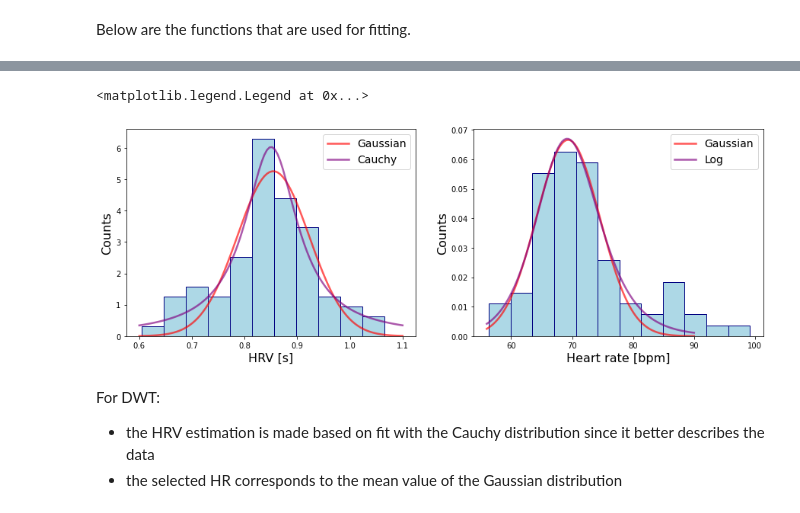
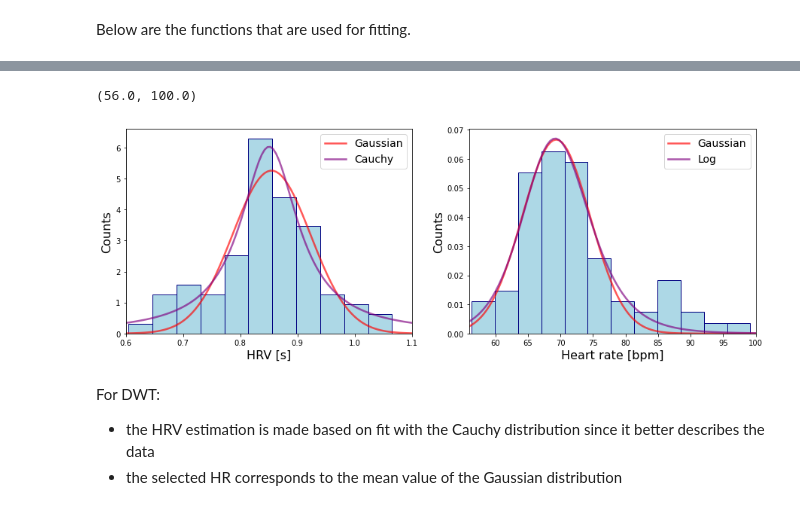
Before and after one commit to ericabrisigotti/heart_rate_estimation_LCP-A, a Jupyter notebook: Project.ipynb, the cells around one changed output, grey strips where cells are left out. Cells and saved outputs as stored; diff of their text form; code cells hidden in the pictures.

```diff
--- a/Project.ipynb
+++ b/Project.ipynb
@@ -538,14 +538,14 @@ ax[0].plot(xspace_hrv, Cauchy(xspace_hrv, *opt_cauchy), color='purple', linewidt
 ax[0].set_xlabel('HRV [s]' , fontsize = 16)
 ax[0].set_ylabel('Counts' , fontsize = 16)
 ax[0].legend( fontsize = 14 )
-
+ax[0].set_xlim(0.6,1.1)
 
 # histogram and fit of BPM
 ffreq = 1/hrv
 value_heart, bins_heart, _ = ax[1].hist(ffreq*60,bins='auto', density = True, stacked = True,
                                         color ='lightblue', ec = 'navy')
 bins_mean_heart=(bins_heart[:-1]+bins_heart[1:])/2
-xspace_heart = np.linspace(56,90,100)
+xspace_heart = np.linspace(56,100,100)
 
 opt_gauss_heart, cov_gauss_heart = curve_fit(Gauss, xdata=bins_mean_heart, ydata=value_heart, p0=[0.07, 70, 5])
 print('Gaussian', opt_gauss_heart, np.sqrt(np.diag(cov_gauss_heart)))
@@ -557,6 +557,7 @@ ax[1].plot(xspace_heart, Log_Logistics(xspace_heart, *opt_log), color='purple',
 ax[1].set_xlabel('Heart rate [bpm]' , fontsize = 16)
 ax[1].set_ylabel('Counts' , fontsize = 16)
 ax[1].legend( fontsize = 14 )
+ax[1].set_xlim(56,100)
 # %% [output]
 Gaussian [5.25866073 0.8544712  0.06816453] [0.62609619 0.00937092 0.00937462]
 Cauchy [1.16077486 0.85038228 0.06125512] [0.11321602 0.00567292 0.00863271]
@@ -565,5 +566,5 @@ Log [ 0.92491288 69.53206714 20.11479849] [0.08201176 0.53719091 2.20797186]
-<matplotlib.legend.Legend at 0x...>
+(56.0, 100.0)
-[figure, old version]
+[figure, new version]
 # %% [markdown]
 For DWT:
 - the HRV estimation is made based on fit with the Cauchy distribution since it better describes the data
```
Also changed, not shown: parts of 3 cells of this notebook, 1 other file.
